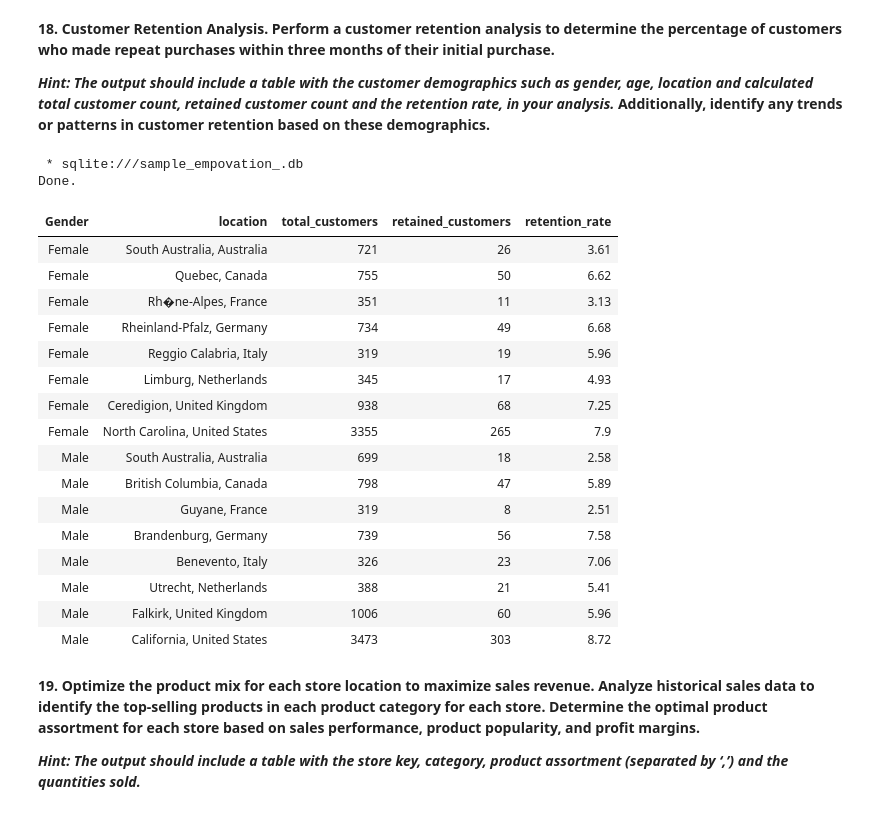
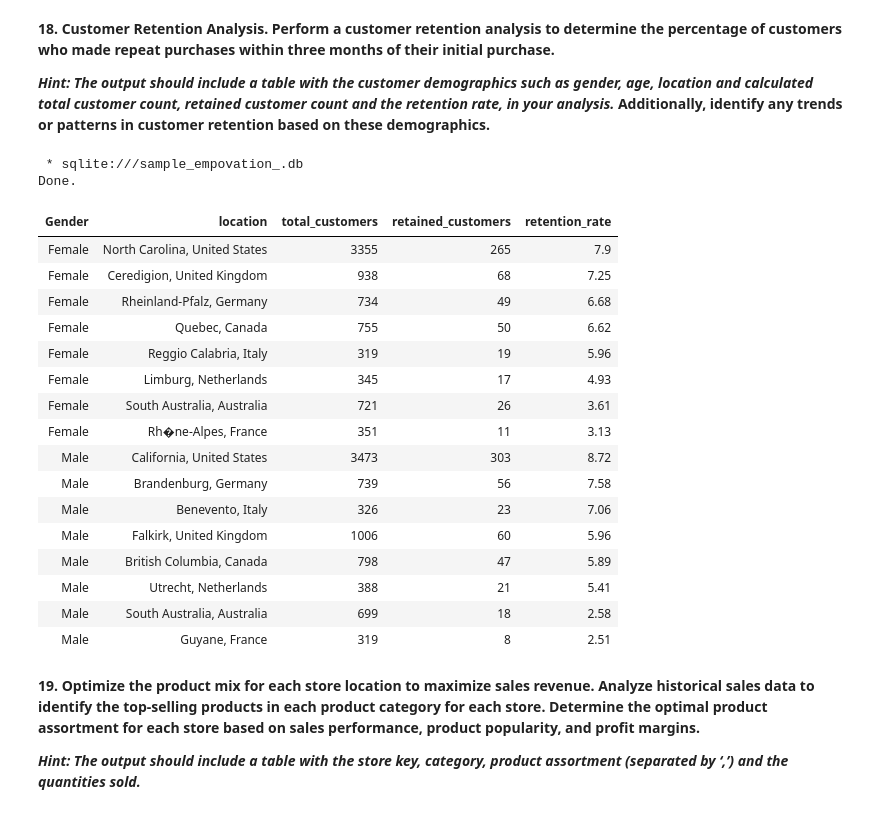
Before and after one commit to amiegirl/Data_Analyst_Portfolio_Projects, a Jupyter notebook: SQL_Projects/Empovation-SQL-Challenge/empovation_challenge.ipynb, the cells around one changed output. Saved outputs shown, nothing was run; the diff lists cells and outputs as text; code cells hidden in the pictures.

```diff
--- a/SQL_Projects/Empovation-SQL-Challenge/empovation_challenge.ipynb
+++ b/SQL_Projects/Empovation-SQL-Challenge/empovation_challenge.ipynb
@@ -608,45 +608,46 @@ Done.
 # %%
 %%sql
 --18. Customer Retention Analysis
 WITH first_purchase AS ( -- Step 1: Calculate the first purchase date for each customer
     SELECT CustomerKey, MIN(OrderDate) AS first_purchase_date
     FROM Sales
     GROUP BY CustomerKey)
 , repeat_purchases AS ( -- Step 2: Calculate repeat purchases within three months of the first purchase
     SELECT s.CustomerKey, COUNT( DISTINCT s.OrderNumber) AS repeat_purchase_count
     FROM Sales s
     JOIN first_purchase fp ON s.CustomerKey = fp.CustomerKey
     WHERE s.OrderDate BETWEEN fp.first_purchase_date AND DATE(fp.first_purchase_date, '+3 months')
     AND s.OrderDate != fp.first_purchase_date
     GROUP BY s.CustomerKey)
 -- Step 3: Calculate retention rates by demographics
 SELECT c.Gender, c.State || ', ' ||Country as location,
     COUNT(c.CustomerKey) AS total_customers,
     COUNT(rp.CustomerKey) AS retained_customers,
     ROUND(COUNT(rp.CustomerKey) * 100.0 / COUNT(c.CustomerKey), 2) AS retention_rate
 FROM customers c
 LEFT JOIN repeat_purchases rp ON c.CustomerKey = rp.CustomerKey
 GROUP BY c.Gender, c.Country
+ORDER BY c.Gender, retention_rate DESC
 # %% [output]
  * sqlite:///sample_empovation_.db
 Done.
 | Gender | location | total_customers | retained_customers | retention_rate |
-| Female | South Australia, Australia | 721 | 26 | 3.61 |
+| Female | North Carolina, United States | 3355 | 265 | 7.9 |
+| Female | Ceredigion, United Kingdom | 938 | 68 | 7.25 |
+| Female | Rheinland-Pfalz, Germany | 734 | 49 | 6.68 |
 | Female | Quebec, Canada | 755 | 50 | 6.62 |
-| Female | Rh�ne-Alpes, France | 351 | 11 | 3.13 |
-| Female | Rheinland-Pfalz, Germany | 734 | 49 | 6.68 |
 | Female | Reggio Calabria, Italy | 319 | 19 | 5.96 |
 | Female | Limburg, Netherlands | 345 | 17 | 4.93 |
-| Female | Ceredigion, United Kingdom | 938 | 68 | 7.25 |
-| Female | North Carolina, United States | 3355 | 265 | 7.9 |
-| Male | South Australia, Australia | 699 | 18 | 2.58 |
-| Male | British Columbia, Canada | 798 | 47 | 5.89 |
-| Male | Guyane, France | 319 | 8 | 2.51 |
+| Female | South Australia, Australia | 721 | 26 | 3.61 |
+| Female | Rh�ne-Alpes, France | 351 | 11 | 3.13 |
+| Male | California, United States | 3473 | 303 | 8.72 |
 | Male | Brandenburg, Germany | 739 | 56 | 7.58 |
 | Male | Benevento, Italy | 326 | 23 | 7.06 |
+| Male | Falkirk, United Kingdom | 1006 | 60 | 5.96 |
+| Male | British Columbia, Canada | 798 | 47 | 5.89 |
 | Male | Utrecht, Netherlands | 388 | 21 | 5.41 |
-| Male | Falkirk, United Kingdom | 1006 | 60 | 5.96 |
-| Male | California, United States | 3473 | 303 | 8.72 |
+| Male | South Australia, Australia | 699 | 18 | 2.58 |
+| Male | Guyane, France | 319 | 8 | 2.51 |
 # %% [markdown]
 **19. Optimize the product mix for each store location to maximize sales revenue.
 Analyze historical sales data to identify the top-selling products in each product category for each store.  Determine the optimal product assortment for each store based on sales performance, product popularity, and profit margins.**
```
